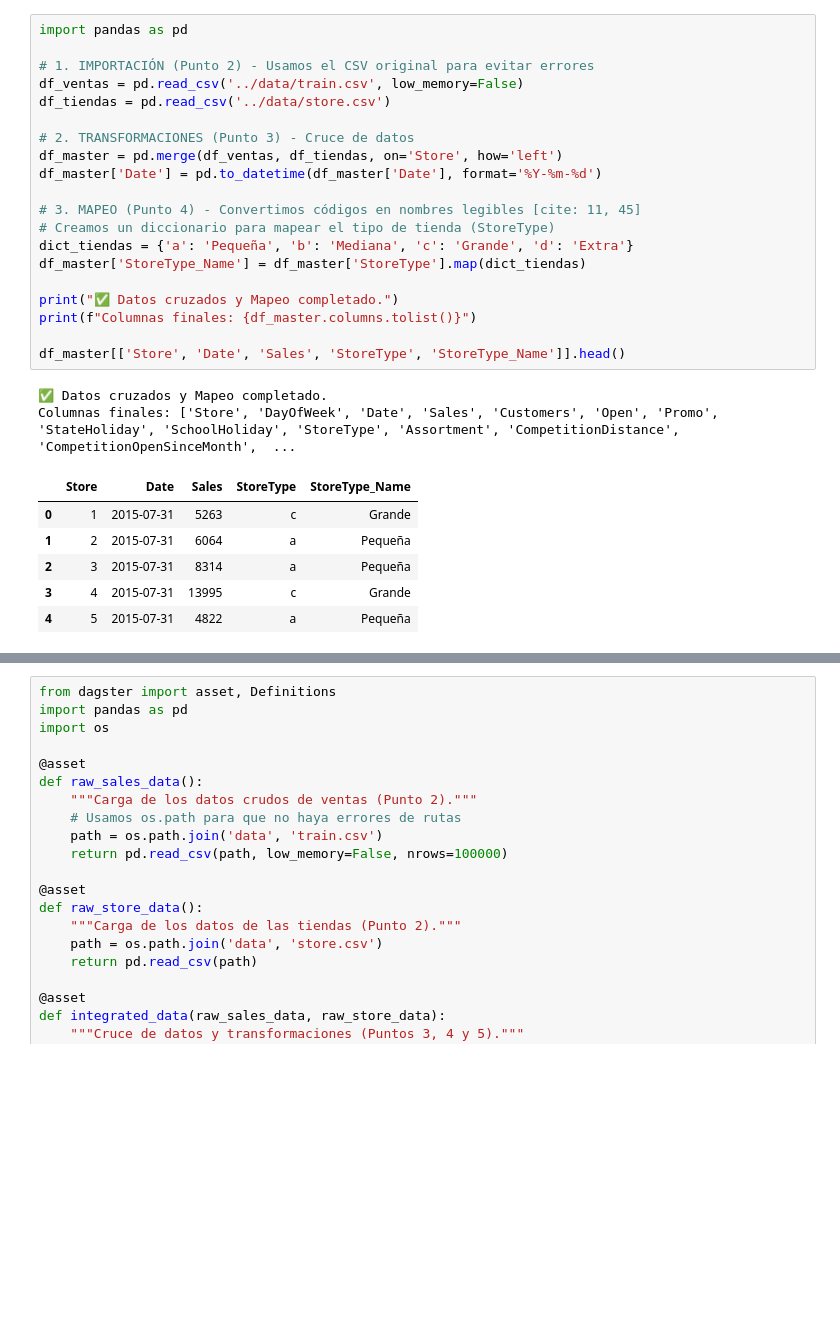
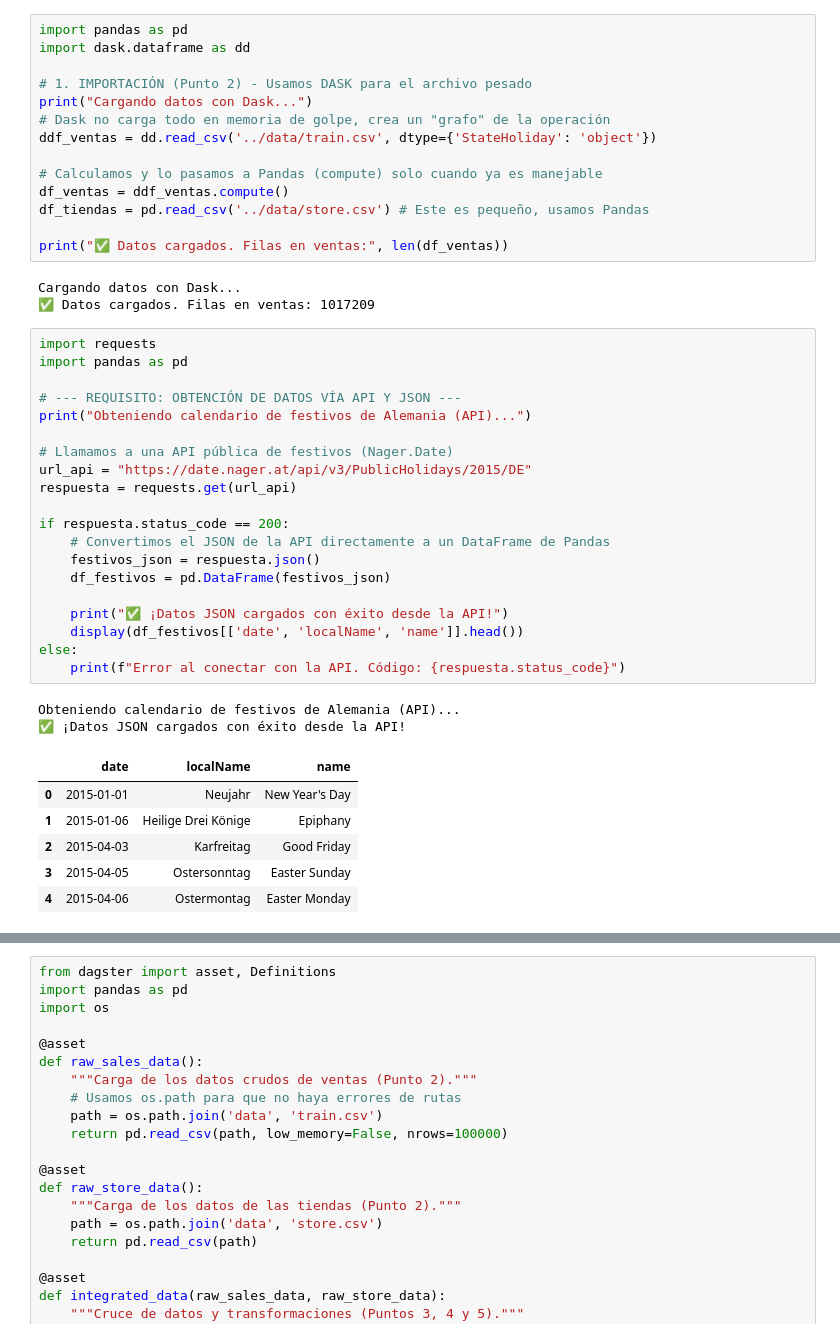
Before and after one commit to pvalbla/prediccion_ventas_supermercados, a Jupyter notebook: notebooks/01_exploracion.ipynb, the cells around one changed output, grey strips where cells are left out. Drawn from its saved outputs; the diff is of its cells as text; blank space fills up the shorter version.

```diff
--- a/notebooks/01_exploracion.ipynb
+++ b/notebooks/01_exploracion.ipynb
@@ -1,29 +1,46 @@
 # %%
 import pandas as pd
+import dask.dataframe as dd
 
-# 1. IMPORTACIÓN (Punto 2) - Usamos el CSV original para evitar errores
-df_ventas = pd.read_csv('../data/train.csv', low_memory=False)
-df_tiendas = pd.read_csv('../data/store.csv')
+# 1. IMPORTACIÓN (Punto 2) - Usamos DASK para el archivo pesado
+print("Cargando datos con Dask...")
+# Dask no carga todo en memoria de golpe, crea un "grafo" de la operación
+ddf_ventas = dd.read_csv('../data/train.csv', dtype={'StateHoliday': 'object'})
 
-# 2. TRANSFORMACIONES (Punto 3) - Cruce de datos
-df_master = pd.merge(df_ventas, df_tiendas, on='Store', how='left')
-df_master['Date'] = pd.to_datetime(df_master['Date'], format='%Y-%m-%d')
+# Calculamos y lo pasamos a Pandas (compute) solo cuando ya es manejable
+df_ventas = ddf_ventas.compute()
+df_tiendas = pd.read_csv('../data/store.csv') # Este es pequeño, usamos Pandas
 
-# 3. MAPEO (Punto 4) - Convertimos códigos en nombres legibles [cite: 11, 45]
-# Creamos un diccionario para mapear el tipo de tienda (StoreType)
-dict_tiendas = {'a': 'Pequeña', 'b': 'Mediana', 'c': 'Grande', 'd': 'Extra'}
-df_master['StoreType_Name'] = df_master['StoreType'].map(dict_tiendas)
-
-print("✅ Datos cruzados y Mapeo completado.")
-print(f"Columnas finales: {df_master.columns.tolist()}")
-
-df_master[['Store', 'Date', 'Sales', 'StoreType', 'StoreType_Name']].head()
+print("✅ Datos cargados. Filas en ventas:", len(df_ventas))
 # %% [output]
-✅ Datos cruzados y Mapeo completado.
-Columnas finales: ['Store', 'DayOfWeek', 'Date', 'Sales', 'Customers', 'Open', 'Promo', 'StateHoliday', 'SchoolHoliday', 'StoreType', 'Assortment', 'CompetitionDistance', 'CompetitionOpenSinceMonth',  ...
+Cargando datos con Dask...
+✅ Datos cargados. Filas en ventas: 1017209
-|  | Store | Date | Sales | StoreType | StoreType_Name |
-| 0 | 1 | 2015-07-31 | 5263 | c | Grande |
-| 1 | 2 | 2015-07-31 | 6064 | a | Pequeña |
-| 2 | 3 | 2015-07-31 | 8314 | a | Pequeña |
-| 3 | 4 | 2015-07-31 | 13995 | c | Grande |
-| 4 | 5 | 2015-07-31 | 4822 | a | Pequeña |
+# %%
+import requests
+import pandas as pd
+
+# --- REQUISITO: OBTENCIÓN DE DATOS VÍA API Y JSON ---
+print("Obteniendo calendario de festivos de Alemania (API)...")
+
+# Llamamos a una API pública de festivos (Nager.Date)
+url_api = "https://date.nager.at/api/v3/PublicHolidays/2015/DE"
+respuesta = requests.get(url_api)
+
+if respuesta.status_code == 200:
+    # Convertimos el JSON de la API directamente a un DataFrame de Pandas
+    festivos_json = respuesta.json()
+    df_festivos = pd.DataFrame(festivos_json)
+
+    print("✅ ¡Datos JSON cargados con éxito desde la API!")
+    display(df_festivos[['date', 'localName', 'name']].head())
+else:
+    print(f"Error al conectar con la API. Código: {respuesta.status_code}")
+# %% [output]
+Obteniendo calendario de festivos de Alemania (API)...
+✅ ¡Datos JSON cargados con éxito desde la API!
+|  | date | localName | name |
+| 0 | 2015-01-01 | Neujahr | New Year's Day |
+| 1 | 2015-01-06 | Heilige Drei Könige | Epiphany |
+| 2 | 2015-04-03 | Karfreitag | Good Friday |
+| 3 | 2015-04-05 | Ostersonntag | Easter Sunday |
+| 4 | 2015-04-06 | Ostermontag | Easter Monday |
```
Also changed, not shown: parts of 8 cells of this notebook, 5 other files.
